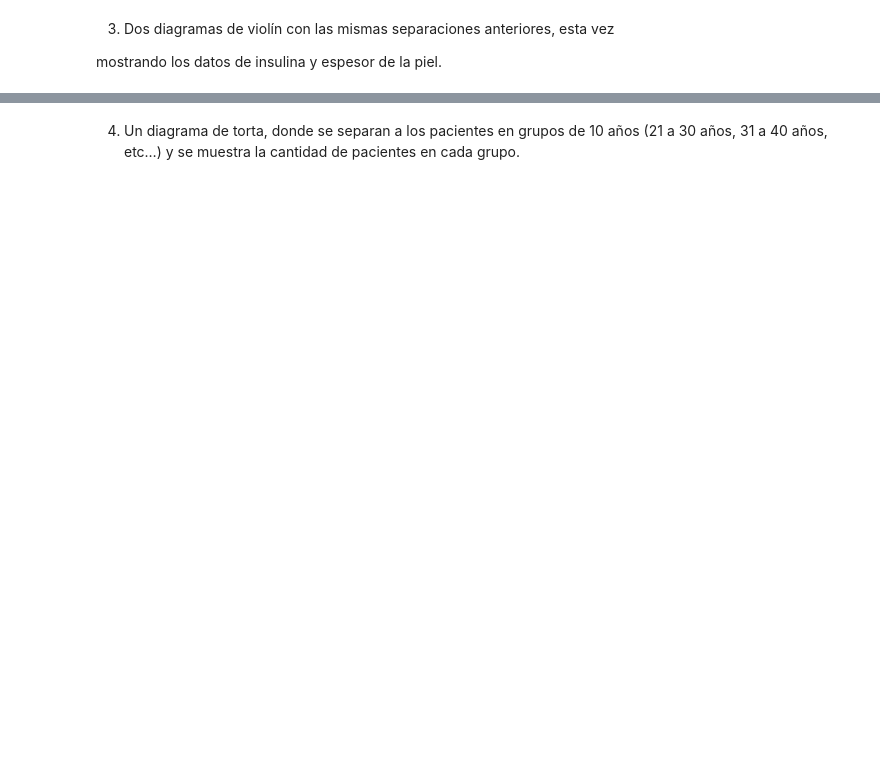
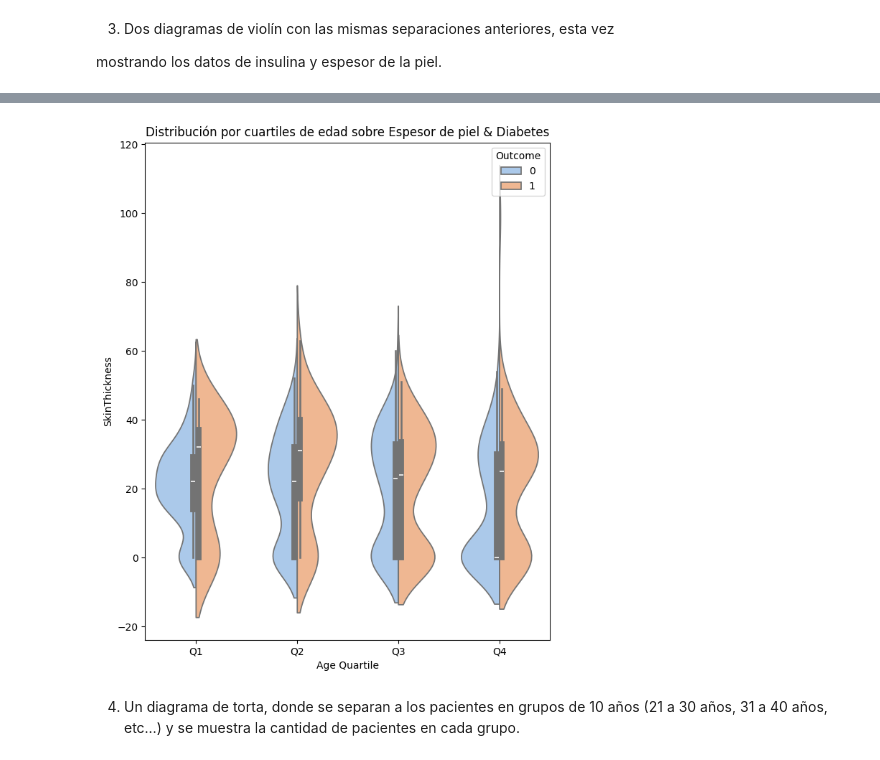
Before and after one commit to Carolinsrainbow/UC_VisualizacionDeDatos, a Jupyter notebook: VDD_Diabetes_Carolina_Herrera_Azolas.ipynb, the cells around one changed output, grey strips where cells are left out. Cells and saved outputs as stored; diff of their text form; code cells hidden in the pictures; blank space fills up the shorter version.

```diff
--- a/VDD_Diabetes_Carolina_Herrera_Azolas.ipynb
+++ b/VDD_Diabetes_Carolina_Herrera_Azolas.ipynb
@@ -112,2 +114,12 @@ plt.show()
+# %%
+# Diagrama de violín para Espesor de piel vs. diabetes con respecto a cuartiles de edad
+
+plt.figure(figsize=(16, 9))
+plt.subplot(1, 2, 2)  # 1 fila, 2 columnas, posición 2
+sns.violinplot(x='Age Quartile', y='SkinThickness', hue='Outcome', data=df, split=True, palette='pastel')
+plt.title('Distribución por cuartiles de edad sobre Espesor de piel & Diabetes')
+plt.show()
+# %% [output]
+[figure, added]
 # %% [markdown]
 4. Un diagrama de torta, donde se separan a los pacientes en grupos de 10 años (21 a 30 años, 31 a 40 años, etc…) y se muestra la cantidad de pacientes en cada grupo.
```
Also changed, not shown: parts of 4 cells of this notebook.
